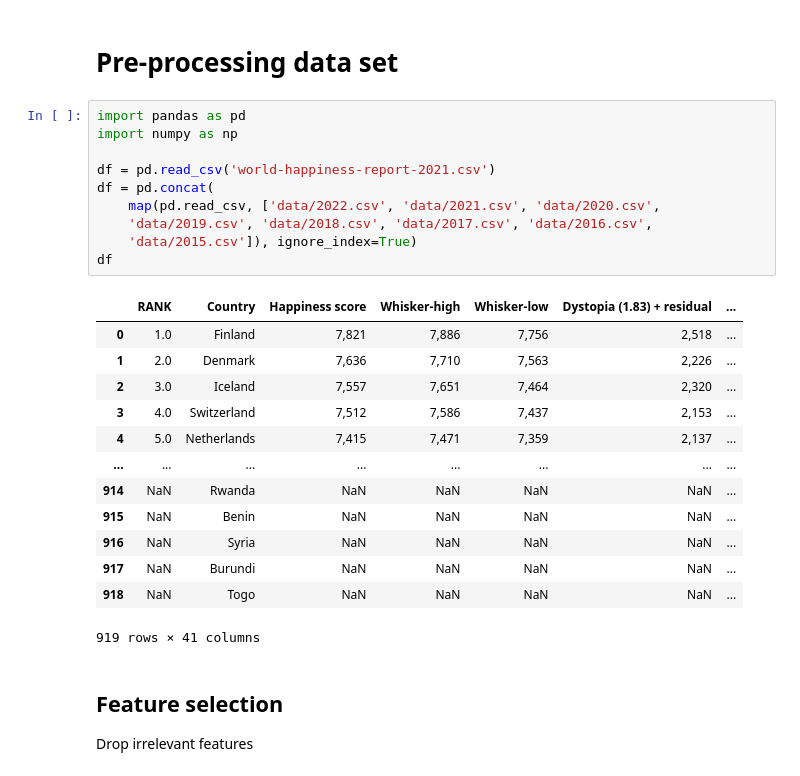
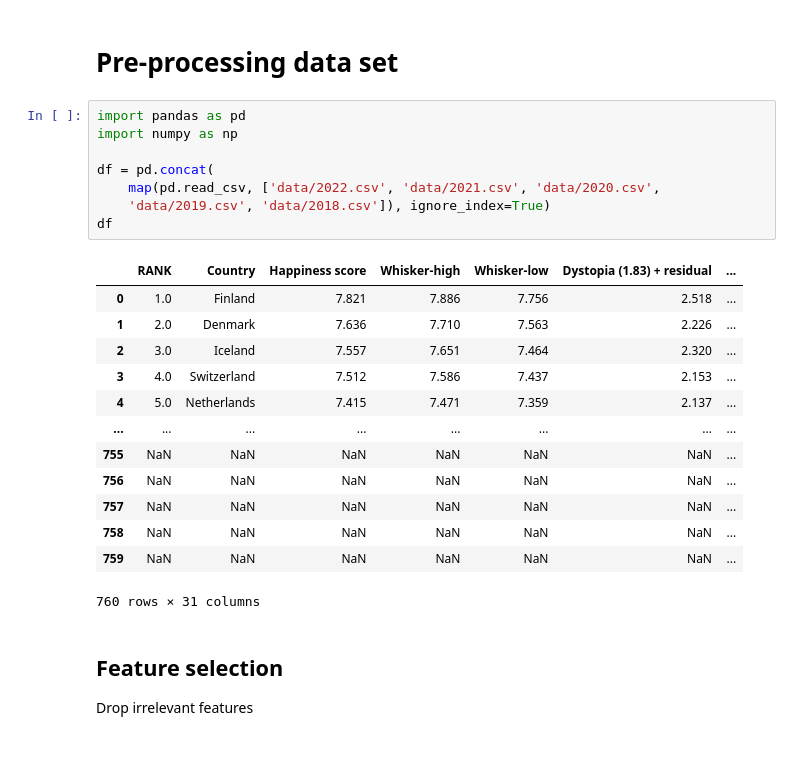
Before and after one commit to AlfonsoGhislieri/causal-learning, a Jupyter notebook: pre-processing.ipynb, the cells around one changed output. Cells and saved outputs as stored; diff of their text form.

```diff
--- a/pre-processing.ipynb
+++ b/pre-processing.ipynb
@@ -3,27 +3,25 @@
 # %%
 import pandas as pd
 import numpy as np
 
-df = pd.read_csv('world-happiness-report-2021.csv')
 df = pd.concat(
     map(pd.read_csv, ['data/2022.csv', 'data/2021.csv', 'data/2020.csv',
-    'data/2019.csv', 'data/2018.csv', 'data/2017.csv', 'data/2016.csv',
-    'data/2015.csv']), ignore_index=True)
+    'data/2019.csv', 'data/2018.csv']), ignore_index=True)
 df
 # %% [output]
 |  | RANK | Country | Happiness score | Whisker-high | Whisker-low | Dystopia (1.83) + residual | ... |
-| 0 | 1.0 | Finland | 7,821 | 7,886 | 7,756 | 2,518 | ... |
-| 1 | 2.0 | Denmark | 7,636 | 7,710 | 7,563 | 2,226 | ... |
-| 2 | 3.0 | Iceland | 7,557 | 7,651 | 7,464 | 2,320 | ... |
-| 3 | 4.0 | Switzerland | 7,512 | 7,586 | 7,437 | 2,153 | ... |
-| 4 | 5.0 | Netherlands | 7,415 | 7,471 | 7,359 | 2,137 | ... |
+| 0 | 1.0 | Finland | 7.821 | 7.886 | 7.756 | 2.518 | ... |
+| 1 | 2.0 | Denmark | 7.636 | 7.710 | 7.563 | 2.226 | ... |
+| 2 | 3.0 | Iceland | 7.557 | 7.651 | 7.464 | 2.320 | ... |
+| 3 | 4.0 | Switzerland | 7.512 | 7.586 | 7.437 | 2.153 | ... |
+| 4 | 5.0 | Netherlands | 7.415 | 7.471 | 7.359 | 2.137 | ... |
 | ... | ... | ... | ... | ... | ... | ... | ... |
-| 914 | NaN | Rwanda | NaN | NaN | NaN | NaN | ... |
-| 915 | NaN | Benin | NaN | NaN | NaN | NaN | ... |
-| 916 | NaN | Syria | NaN | NaN | NaN | NaN | ... |
-| 917 | NaN | Burundi | NaN | NaN | NaN | NaN | ... |
-| 918 | NaN | Togo | NaN | NaN | NaN | NaN | ... |
+| 755 | NaN | NaN | NaN | NaN | NaN | NaN | ... |
+| 756 | NaN | NaN | NaN | NaN | NaN | NaN | ... |
+| 757 | NaN | NaN | NaN | NaN | NaN | NaN | ... |
+| 758 | NaN | NaN | NaN | NaN | NaN | NaN | ... |
+| 759 | NaN | NaN | NaN | NaN | NaN | NaN | ... |
-919 rows × 41 columns
+760 rows × 31 columns
 # %% [markdown]
 ## Feature selection
 Drop irrelevant features
```
Also changed, not shown: parts of 17 cells of this notebook, 2 other files.
